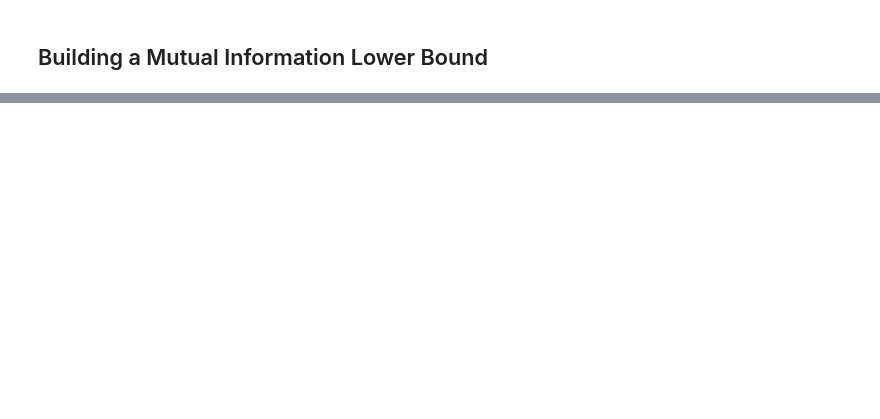
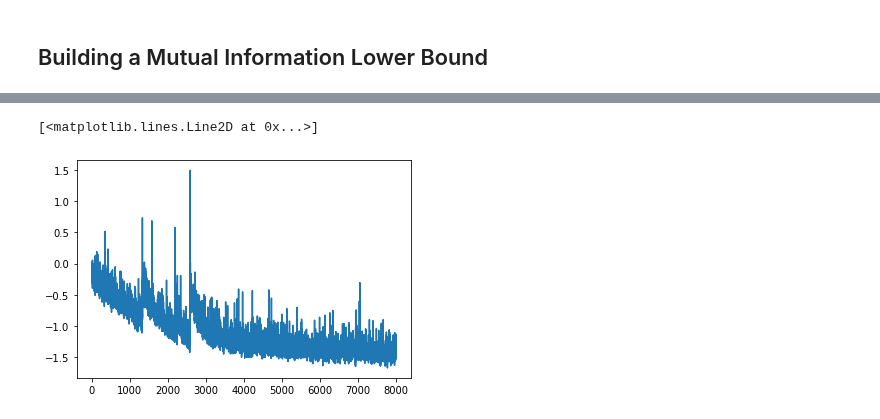
Before and after one commit to bscot/TheLastMetric, a Jupyter notebook: MAFVariationalMutualInformation.ipynb, the cells around one changed output, grey strips where cells are left out. Saved outputs shown, nothing was run; the diff lists cells and outputs as text; code cells hidden in the pictures; blank space fills up the shorter version.

```diff
--- a/MAFVariationalMutualInformation.ipynb
+++ b/MAFVariationalMutualInformation.ipynb
@@ -184,0 +477,41 @@ losses
+# %%
+test_cat = Table.read('dataset/weather_1.2_v1.4_10yrs/test.cat', format='ascii')
+
+names_z=('ID', 'z_true', 'z_phot', 'dz_phot', 'NN', 'N_train')
+z_cat = Table.read('dataset/weather_1.2_v1.4_10yrs/zphot.cat',
+                       format='ascii',
+                       names=names_z)
+
+names_phot=('ID', 'z_true',
+        'u', 'g', 'r', 'i', 'z', 'y',
+        'err_u', 'err_g', 'err_r', 'err_i', 'err_z', 'err_y',
+        'u-g', 'g-r', 'r-i', 'i-z', 'z-y',
+        'err_u-g', 'err_g-r', 'err_r-i', 'err_i-z', 'err_z-y')
+phot_cat = Table.read('dataset/weather_1.2_v1.4_10yrs/test.cat',
+                       format='ascii',
+                       names=names_phot)
+phot_cat = Table.from_pandas(phot_cat.to_pandas().dropna())
+# %%
+batch_size = 512
+def get_batch():
+  inds = onp.random.choice(len(phot_cat), size=batch_size)
+  x = np.stack([phot_cat['u-g'][inds], phot_cat['g-r'][inds], phot_cat['r-i'][inds],
+                phot_cat['i-z'][inds],phot_cat['z-y'][inds] ]).astype('float32').T
+  y = np.array(phot_cat['z_true'][inds]).astype('float32').reshape((-1,1))
+  return {'x':x, 'y':y}
+# %%
+_, initial_params = ConditionalDensityEstimator.init_by_shape(jax.random.PRNGKey(0),
+                                           [((1, 5), np.float32)])
+
+model = flax.nn.Model(ConditionalDensityEstimator, initial_params)
+
+optimizer = flax.optim.Adam(learning_rate=0.001).create(model)
+
+losses = []
+# %%
+for epoch in range(10000):
+  batch = get_batch()
+  optimizer, l = train_step(optimizer, batch)
+  if epoch % 1000 == 0:
+    print(epoch, l)
+  losses.append(l)
@@ -184,0 +529,5 @@ losses
+# %%
+plot(np.array(losses[2000:]))
+# %% [output]
+[<matplotlib.lines.Line2D at 0x...>]
+[figure, added]
```
Also changed, not shown: parts of 25 cells of this notebook.
